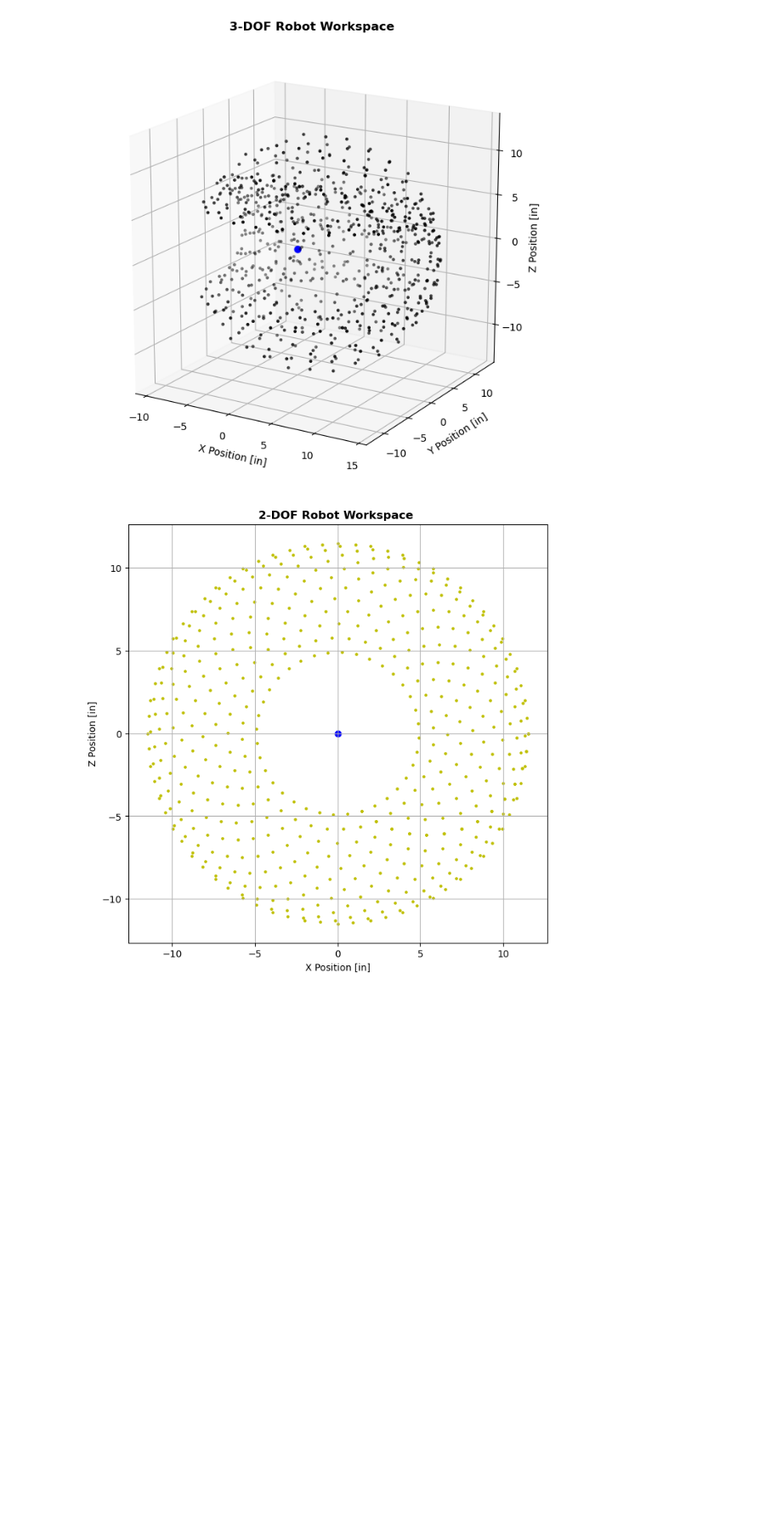
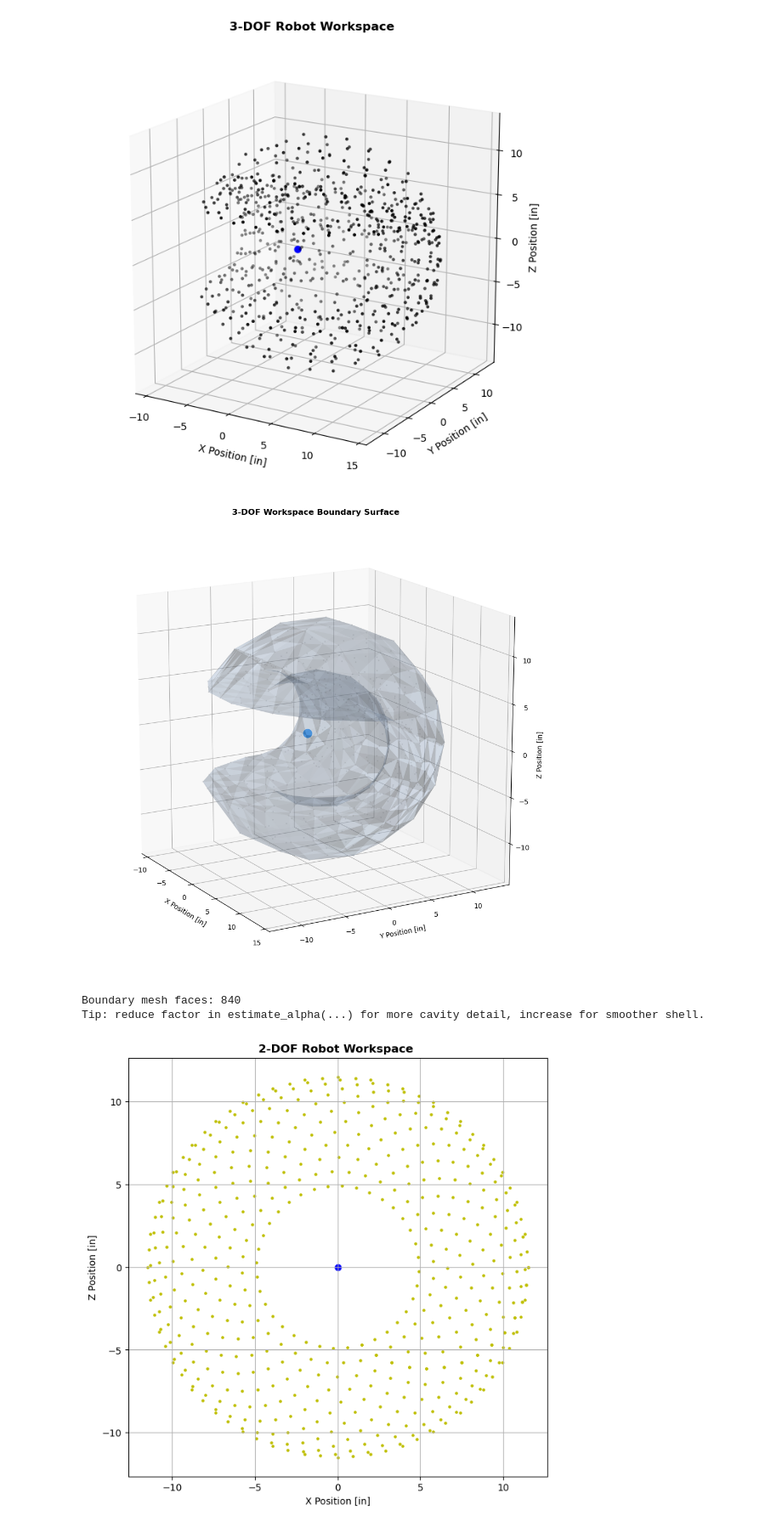
Before and after one commit to samurai-kai/12-DOF-Quadruped, a Jupyter notebook: solvers/Leg kinematics/Robot_WS.ipynb, the cells around one changed output. Shown at 85% size. Drawn from its saved outputs; the diff is of its cells as text; code cells hidden in the pictures; blank space fills up the shorter version.

```diff
--- a/solvers/Leg kinematics/Robot_WS.ipynb
+++ b/solvers/Leg kinematics/Robot_WS.ipynb
@@ -104,3 +159,47 @@ plt.show()
+# %%
+# Reconstruct and plot smooth-ish workspace shell
+alpha = estimate_alpha(all_points, k=8, factor=1.8)
+verts, faces = alpha_shape_3d(all_points, alpha=alpha)
+
+fig = plt.figure(figsize=(12, 12))
+ax = fig.add_subplot(projection='3d')
+
+mesh = ax.plot_trisurf(
+    verts[:, 0], verts[:, 1], verts[:, 2],
+    triangles=faces,
+    color='lightsteelblue',
+    alpha=0.25,
+    linewidth=0.1,
+    edgecolor='none'
+)
+
+# Optional: lightly overlay samples for context
+ax.scatter(all_points[:, 0], all_points[:, 1], all_points[:, 2],
+           s=1.5, c='k', alpha=0.05)
+
+# Origin marker
+ax.scatter(0, 0, 0, c='dodgerblue', s=220, marker='o', edgecolors='white', linewidths=1.5, label='Origin', depthshade=False, zorder=10)
+# ax.text(0, 0, 0, '  Origin', color='dodgerblue', fontsize=10)
+
+ax.set_xlabel('X Position [in]')
+ax.set_ylabel('Y Position [in]')
+ax.set_zlabel('Z Position [in]')
+ax.set_title('3-DOF Workspace Boundary Surface', pad=0, fontsize=12, fontweight='semibold')
+fig.subplots_adjust(top=0.95)
+
+ax.set_box_aspect([1, 1, 1])
+ax.view_init(elev=15.5, azim=-30.08)
+ax.grid(True)
+# ax.legend(loc='upper right')
+
+plt.show()
+
+print(f'Boundary mesh faces: {len(faces)}')
+print('Tip: reduce factor in estimate_alpha(...) for more cavity detail, increase for smoother shell.')
+# %% [output]
+[figure, added]
+Boundary mesh faces: 840
+Tip: reduce factor in estimate_alpha(...) for more cavity detail, increase for smoother shell.
 # %%
 # ==========================
 # Plot 2-DOF Workspace (Z–X Plane)
```
Also changed, not shown: parts of 2 cells of this notebook.
